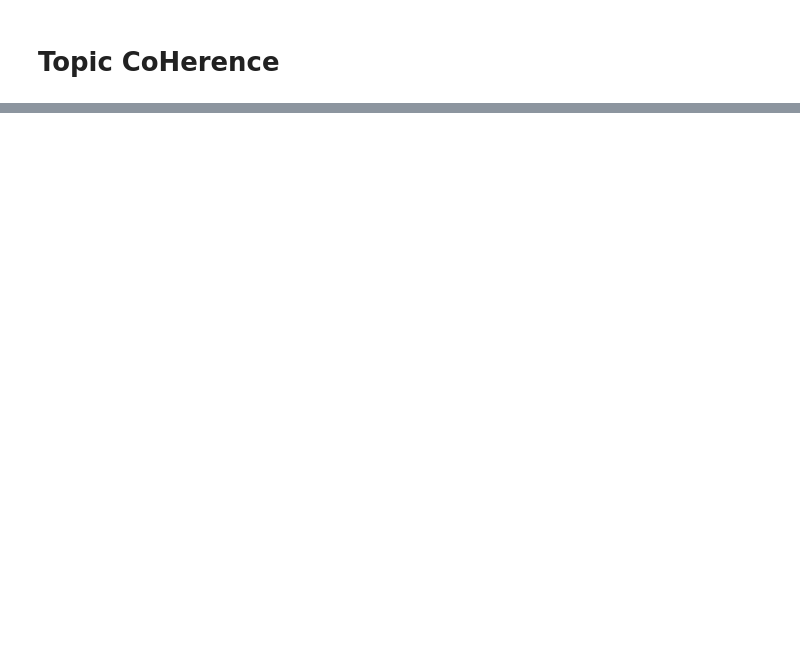
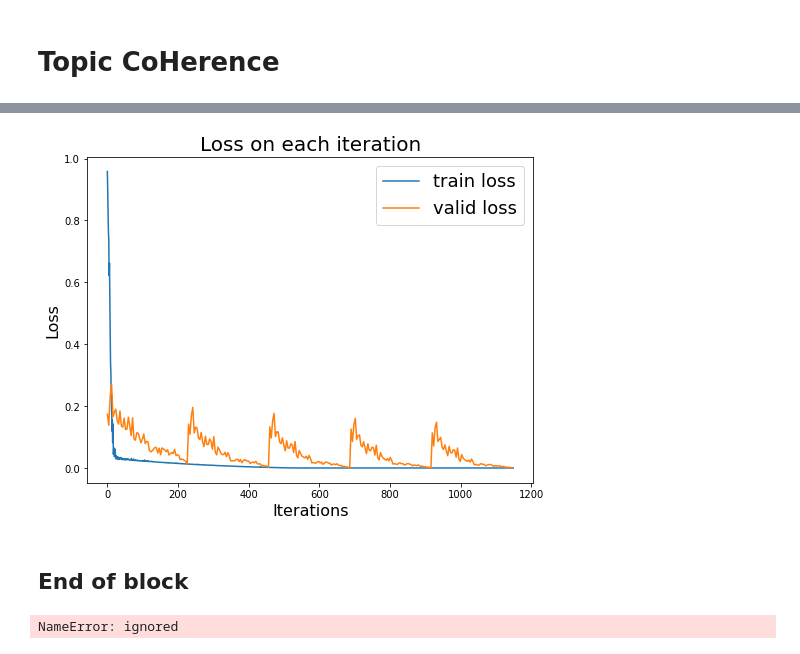
Before and after one commit to ovbystrova/NLP-and-ML, a Jupyter notebook: Aspect_assignment_9.ipynb, the cells around one changed output, grey strips where cells are left out. Saved outputs shown, nothing was run; the diff lists cells and outputs as text; code cells hidden in the pictures; blank space fills up the shorter version.

```diff
--- a/Aspect_assignment_9.ipynb
+++ b/Aspect_assignment_9.ipynb
@@ -502,0 +506,4 @@ KeyboardInterrupt: ignored
+# %%
+train_losses = []
+valid_losses = []
+nn_train(model_15, train_iterator, valid_iterator, optimizer_15, criterion_15, n_epochs=5)
@@ -502,0 +523,10 @@ KeyboardInterrupt: ignored
+# %%
+plt.figure(figsize=(8, 6))
+plt.plot(range(len(train_losses)), train_losses, np.array(range(len(valid_losses)))*(len(train_losses)/len(valid_losses)), valid_losses)
+plt.legend(('train loss', 'valid loss'),prop={'size': 18})
+plt.title('Loss on each iteration', fontsize=20)
+plt.xlabel('Iterations', fontsize=16)
+plt.ylabel('Loss', fontsize=16)
+plt.show()
+# %% [output]
+[figure, added]
@@ -502,0 +539,2 @@ KeyboardInterrupt: ignored
+# %% [markdown]
+## End of block
@@ -502,0 +556,31 @@ KeyboardInterrupt: ignored
+# %%
+from itertools import combinations
+
+
+def calculate_coherence(w2v_model, term_rankings):
+    overall_coherence = 0.0
+    for topic_index in range(len(term_rankings)):
+        # check each pair of terms
+        pair_scores = []
+        for pair in combinations( term_rankings[topic_index], 2 ):
+            pair_scores.append( w2v_model.similarity(pair[0], pair[1]) )
+        # get the mean for all pairs in this topic
+        topic_score = sum(pair_scores) / len(pair_scores)
+        overall_coherence += topic_score
+    # get the mean score across all topics
+    return overall_coherence / len(term_rankings)
+
+
+k_values = []
+coherences = []
+for (k,W,H) in topic_models:
+    # Get all of the topic descriptors - the term_rankings, based on top 10 terms
+    term_rankings = []
+    for topic_index in range(k):
+        term_rankings.append( get_descriptor( terms, H, topic_index, 10 ) )
+    # Now calculate the coherence based on our Word2vec model
+    k_values.append( k )
+    coherences.append( calculate_coherence(model, term_rankings ) )
+    print("K=%02d: Coherence=%.4f" % ( k, coherences[-1] ) )
+# %% [output]
+NameError: ignored
```
Also changed, not shown: parts of 48 cells of this notebook.
